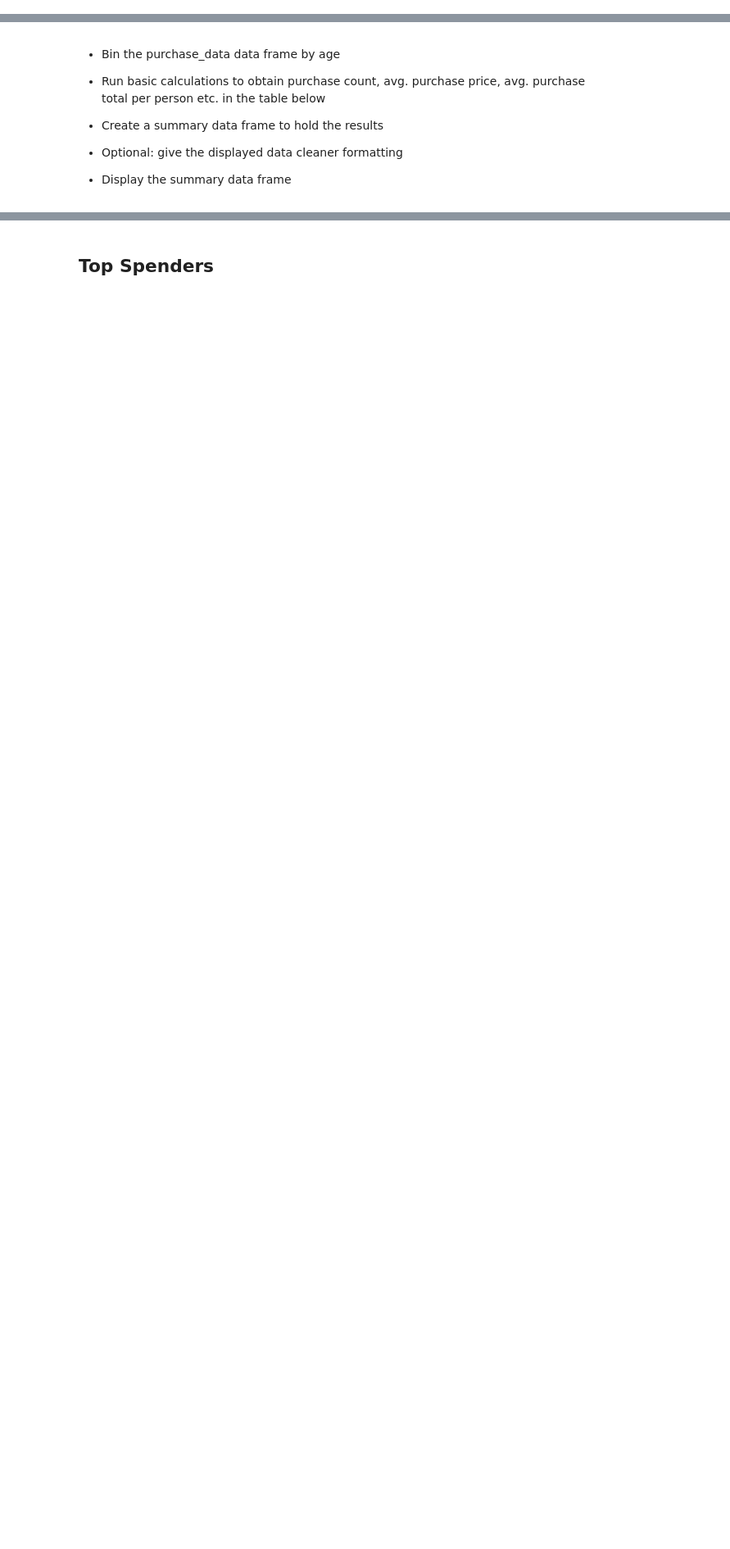
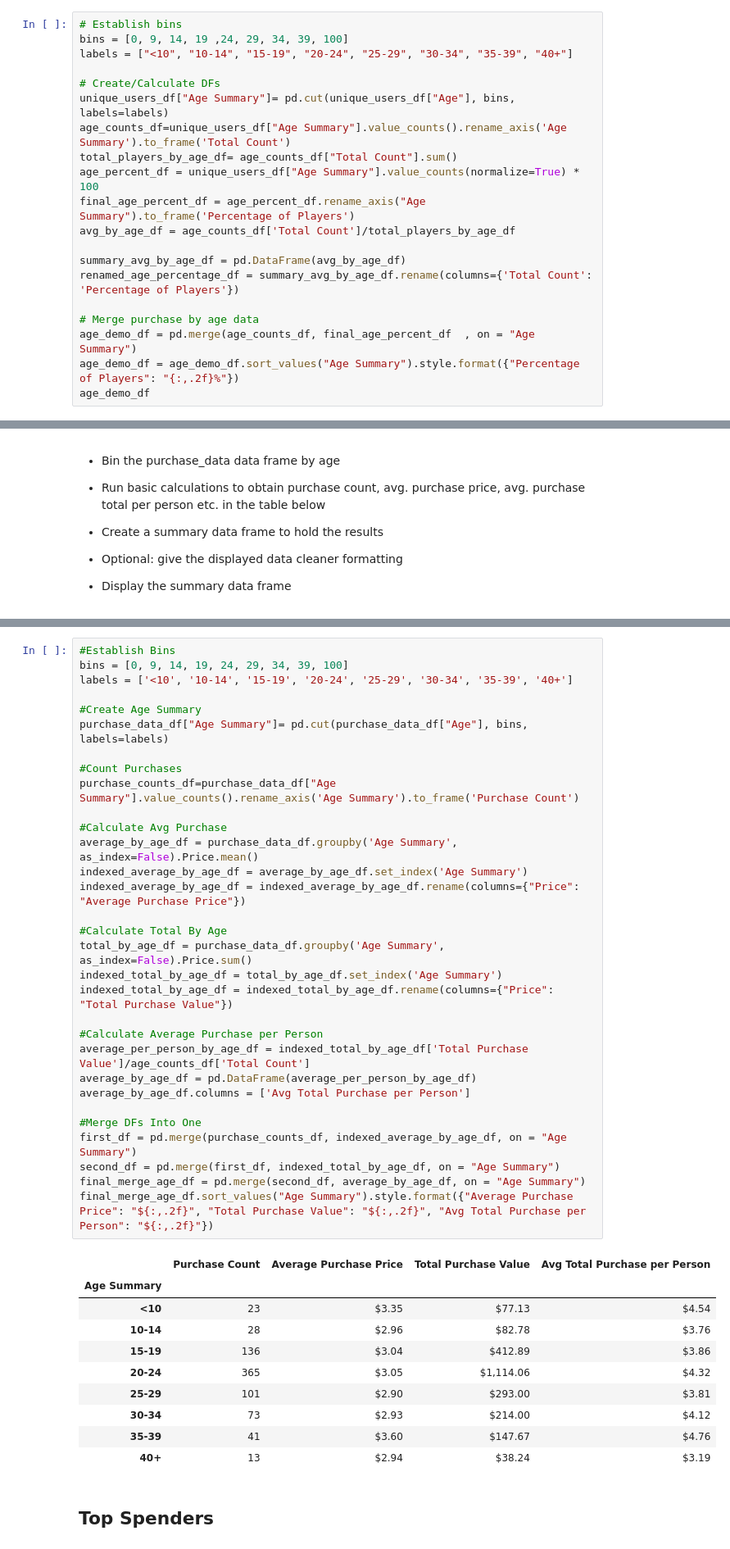
Before and after one commit to rabscuttle/pandas-challenge, a Jupyter notebook: HeroesOfPymoli/02-Homework_04-Pandas_Instructions_HeroesOfPymoli_HeroesOfPymoli_starter.ipynb, the cells around one changed output, grey strips where cells are left out. Shown at 82% size. Drawn from its saved outputs; the diff is of its cells as text; blank space fills up the shorter version.

```diff
--- a/HeroesOfPymoli/02-Homework_04-Pandas_Instructions_HeroesOfPymoli_HeroesOfPymoli_starter.ipynb
+++ b/HeroesOfPymoli/02-Homework_04-Pandas_Instructions_HeroesOfPymoli_HeroesOfPymoli_starter.ipynb
@@ -113,0 +155,20 @@ print(player_count)
+# %%
+# Establish bins
+bins = [0, 9, 14, 19 ,24, 29, 34, 39, 100]
+labels = ["<10", "10-14", "15-19", "20-24", "25-29", "30-34", "35-39", "40+"]
+
+# Create/Calculate DFs
+unique_users_df["Age Summary"]= pd.cut(unique_users_df["Age"], bins, labels=labels)
+age_counts_df=unique_users_df["Age Summary"].value_counts().rename_axis('Age Summary').to_frame('Total Count')
+total_players_by_age_df= age_counts_df["Total Count"].sum()
+age_percent_df = unique_users_df["Age Summary"].value_counts(normalize=True) * 100
+final_age_percent_df = age_percent_df.rename_axis("Age Summary").to_frame('Percentage of Players')
+avg_by_age_df = age_counts_df['Total Count']/total_players_by_age_df
+
+summary_avg_by_age_df = pd.DataFrame(avg_by_age_df)
+renamed_age_percentage_df = summary_avg_by_age_df.rename(columns={'Total Count': 'Percentage of Players'})
+
+# Merge purchase by age data
+age_demo_df = pd.merge(age_counts_df, final_age_percent_df  , on = "Age Summary")
+age_demo_df = age_demo_df.sort_values("Age Summary").style.format({"Percentage of Players": "{:,.2f}%"})
+age_demo_df
@@ -142,3 +206,45 @@ print(player_count)
+# %%
+#Establish Bins
+bins = [0, 9, 14, 19, 24, 29, 34, 39, 100]
+labels = ['<10', '10-14', '15-19', '20-24', '25-29', '30-34', '35-39', '40+']
+
+#Create Age Summary
+purchase_data_df["Age Summary"]= pd.cut(purchase_data_df["Age"], bins, labels=labels)
+
+#Count Purchases
+purchase_counts_df=purchase_data_df["Age Summary"].value_counts().rename_axis('Age Summary').to_frame('Purchase Count')
+
+#Calculate Avg Purchase
+average_by_age_df = purchase_data_df.groupby('Age Summary', as_index=False).Price.mean()
+indexed_average_by_age_df = average_by_age_df.set_index('Age Summary')
+indexed_average_by_age_df = indexed_average_by_age_df.rename(columns={"Price": "Average Purchase Price"})
+
+#Calculate Total By Age
+total_by_age_df = purchase_data_df.groupby('Age Summary', as_index=False).Price.sum()
+indexed_total_by_age_df = total_by_age_df.set_index('Age Summary')
+indexed_total_by_age_df = indexed_total_by_age_df.rename(columns={"Price": "Total Purchase Value"})
+
+#Calculate Average Purchase per Person
+average_per_person_by_age_df = indexed_total_by_age_df['Total Purchase Value']/age_counts_df['Total Count']
+average_by_age_df = pd.DataFrame(average_per_person_by_age_df)
+average_by_age_df.columns = ['Avg Total Purchase per Person']
+
+#Merge DFs Into One
+first_df = pd.merge(purchase_counts_df, indexed_average_by_age_df, on = "Age Summary")
+second_df = pd.merge(first_df, indexed_total_by_age_df, on = "Age Summary")
+final_merge_age_df = pd.merge(second_df, average_by_age_df, on = "Age Summary")
+final_merge_age_df.sort_values("Age Summary").style.format({"Average Purchase Price": "${:,.2f}", "Total Purchase Value": "${:,.2f}", "Avg Total Purchase per Person": "${:,.2f}"})
+# %% [output]
+|  | Purchase Count | Average Purchase Price | Total Purchase Value | Avg Total Purchase per Person |
+| Age Summary |  |  |  |  |
+| <10 | 23 | $3.35 | $77.13 | $4.54 |
+| 10-14 | 28 | $2.96 | $82.78 | $3.76 |
+| 15-19 | 136 | $3.04 | $412.89 | $3.86 |
+| 20-24 | 365 | $3.05 | $1,114.06 | $4.32 |
+| 25-29 | 101 | $2.90 | $293.00 | $3.81 |
+| 30-34 | 73 | $2.93 | $214.00 | $4.12 |
+| 35-39 | 41 | $3.60 | $147.67 | $4.76 |
+| 40+ | 13 | $2.94 | $38.24 | $3.19 |
 # %% [markdown]
 ## Top Spenders
 # %% [markdown]
```
Also changed, not shown: parts of 18 cells of this notebook.
